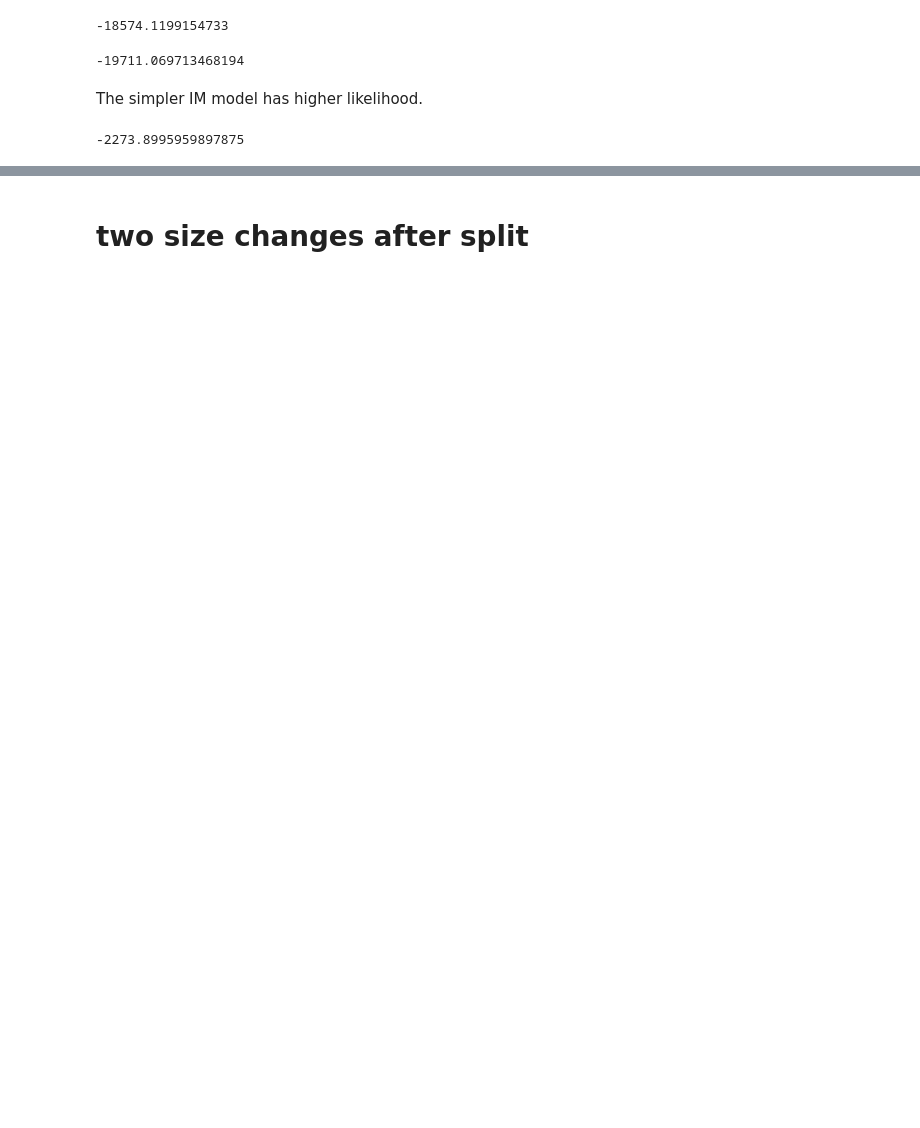
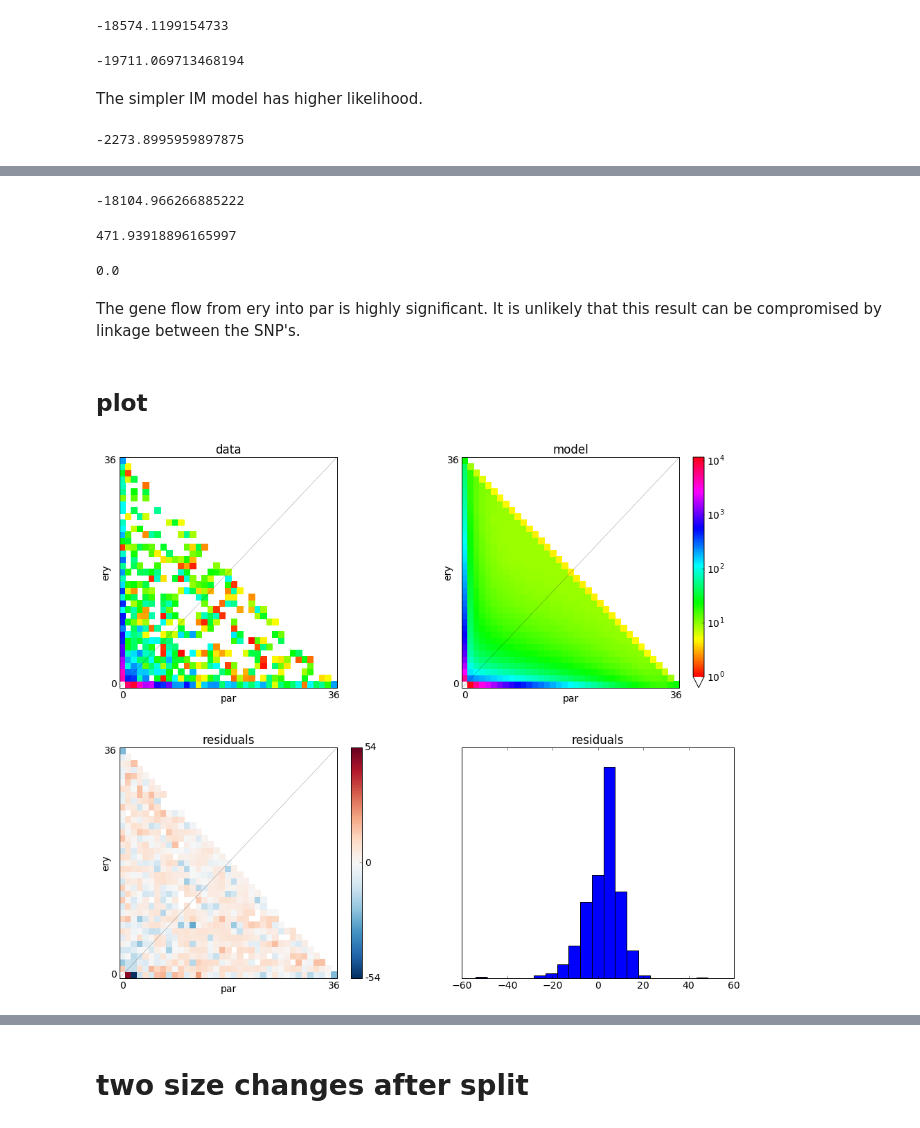
Before and after one commit to claudiuskerth/PhDthesis, a Jupyter notebook: Data_analysis/SNP-indel-calling/dadi/05_2D_models.ipynb, the cells around one changed output, grey strips where cells are left out. Cells and saved outputs as stored; diff of their text form; code cells hidden in the pictures; blank space fills up the shorter version.

```diff
--- a/Data_analysis/SNP-indel-calling/dadi/05_2D_models.ipynb
+++ b/Data_analysis/SNP-indel-calling/dadi/05_2D_models.ipynb
@@ -1234,0 +1729,15 @@ D
+# %%
+ar_split_asym_mig = []
+
+for filename in glob("OUT_2D_models/split_asym_mig_[1234567890]*dill"):
+    ar_split_asym_mig.append(dill.load(open(filename)))
+
+l = 2*5+1
+
+# get parameters from "unsuccessfull" optimisations
+returned = [flatten(out)[:l] for out in ar_split_asym_mig if out[1][4] != 0]
+
+df = pd.DataFrame(data=returned, \
+                  columns=['nu1_0','nu2_0', 'T_0', 'm1_0', 'm2_0', 'nu1_opt', 'nu2_opt', 'T_opt', 'm1_opt', 'm2_opt', '-logL'])
+
+df.sort_values(by='-logL', ascending=True).head(10)
@@ -1234,0 +1762,3 @@ D
+# %%
+popt = np.array(df.sort_values(by='-logL', ascending=True).iloc[0, 5:10])
+popt
@@ -1234,0 +1767,10 @@ D
+# %%
+func = split_asym_mig
+
+func_ex = dadi.Numerics.make_extrap_log_func(func)
+# %%
+# calculate best-fit model spectrum
+
+model_spectrum = func_ex(popt, ns, pts_l)
+
+model_spectrum_asym_mig_scaled = dadi.Inference.optimally_scaled_sfs(model_spectrum, sfs2d)
@@ -1254,0 +1939,34 @@ dadi.Godambe.sum_chi2_ppf(2*(ll_s - ll_c))
+# %%
+# get log likelihood for model that also optimised m1 (from above)
+ll_c = dadi.Inference.ll_multinom(model_spectrum, sfs2d)
+ll_c
+# %% [output]
+-18104.966266885222
+# %%
+D = 2*(ll_c - ll_s)
+D
+# %% [output]
+471.93918896165997
+# %%
+# calculate p-value for Chi-square dist.
+# the weights specify a weighted sum of a chi^2 dist.'s with 1 d.o.f and a chi^2 with 2 d.o.f
+#
+p = dadi.Godambe.sum_chi2_ppf(D, weights=(0.5, 0.5))
+p
+# %% [output]
+0.0
+# %% [markdown]
+The gene flow from ery into par is highly significant. It is unlikely that this result can be compromised by linkage between the SNP's.
+# %% [markdown]
+## plot
+# %%
+%matplotlib inline
+
+import pylab
+
+pylab.rcParams['figure.figsize'] = [14, 12]
+pylab.rcParams['font.size'] = 14
+
+dadi.Plotting.plot_2d_comp_multinom(model_spectrum, sfs2d, vmin=1)
+# %% [output]
+[figure, added]
```
Also changed, not shown: parts of 273 cells of this notebook, 5 other files.
